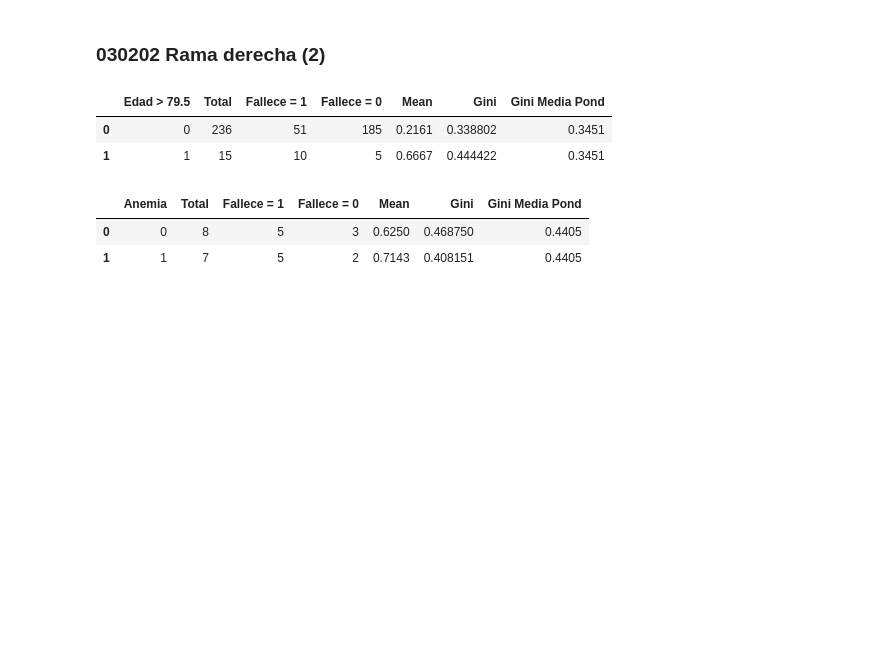
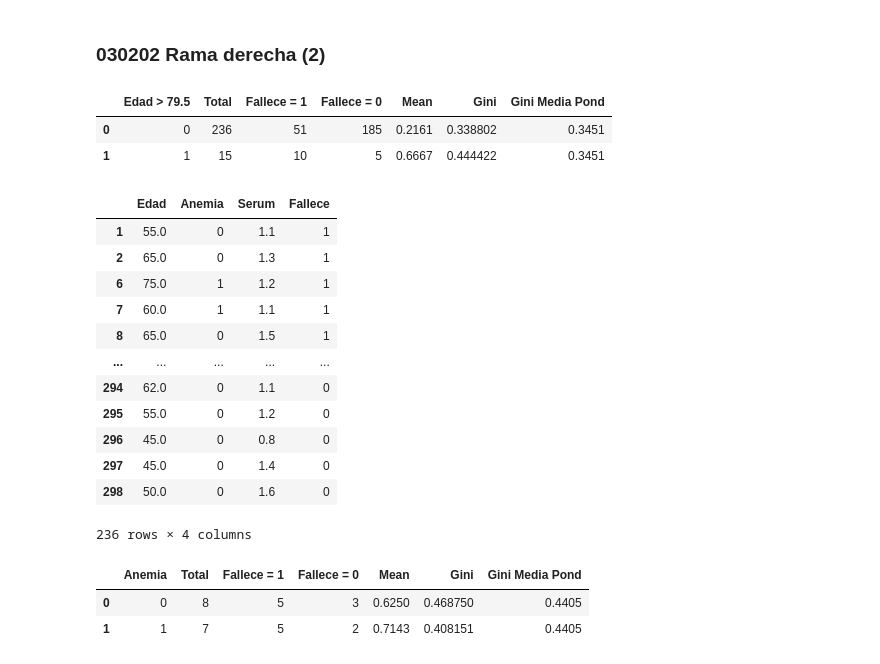
Before and after one commit to abelmmg/TheValley_AI, a Jupyter notebook: 01-03 Arboles de decision para clasificación.ipynb, the cells around one changed output. Cells and saved outputs as stored; diff of their text form; code cells hidden in the pictures; blank space fills up the shorter version.

```diff
--- a/01-03 Arboles de decision para clasificación.ipynb
+++ b/01-03 Arboles de decision para clasificación.ipynb
@@ -711,6 +731,22 @@ df_resumen_2_1 = df_resumen[
 df_resumen_2_2 = df_resumen[
     ((df_resumen["Serum"] < 1.815) & (df_resumen["Edad"] < 79.5))
 ]
+# %%
+df_resumen_2_2
+# %% [output]
+|  | Edad | Anemia | Serum | Fallece |
+| 1 | 55.0 | 0 | 1.1 | 1 |
+| 2 | 65.0 | 0 | 1.3 | 1 |
+| 6 | 75.0 | 1 | 1.2 | 1 |
+| 7 | 60.0 | 1 | 1.1 | 1 |
+| 8 | 65.0 | 0 | 1.5 | 1 |
+| ... | ... | ... | ... | ... |
+| 294 | 62.0 | 0 | 1.1 | 0 |
+| 295 | 55.0 | 0 | 1.2 | 0 |
+| 296 | 45.0 | 0 | 0.8 | 0 |
+| 297 | 45.0 | 0 | 1.4 | 0 |
+| 298 | 50.0 | 0 | 1.6 | 0 |
+236 rows × 4 columns
 # %%
 # Siguiente partición
 seleccion_particion(df_resumen_2_1, "Fallece", [], ["Anemia"])
```
Also changed, not shown: parts of 2 cells of this notebook, 14 other files.
